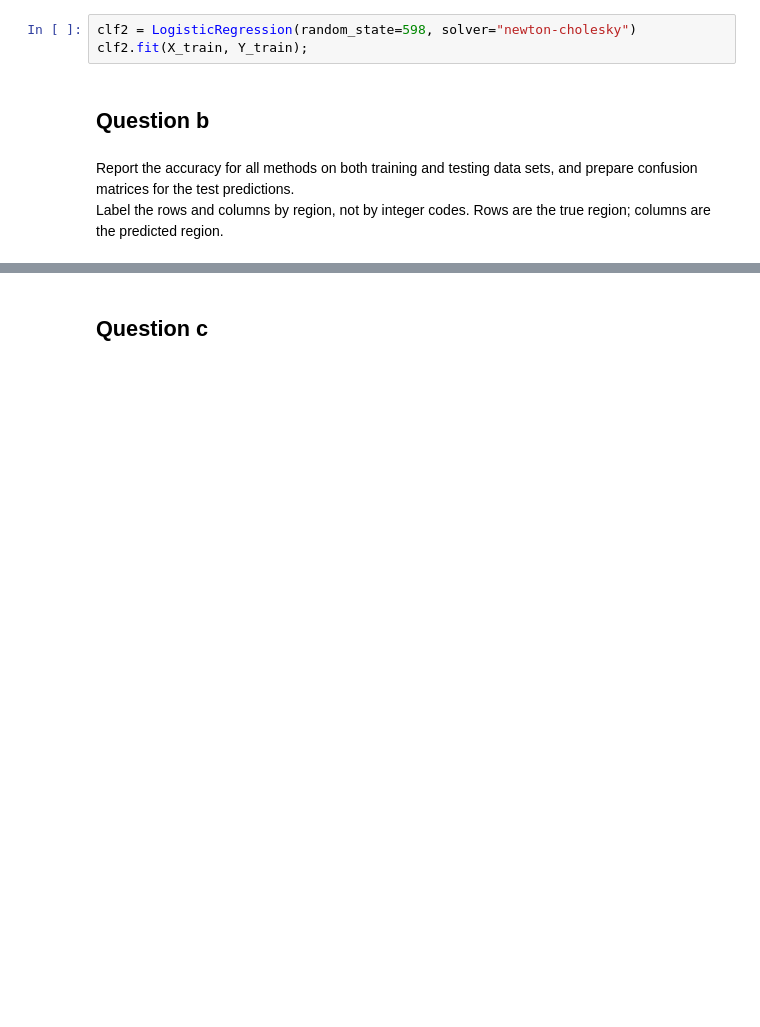
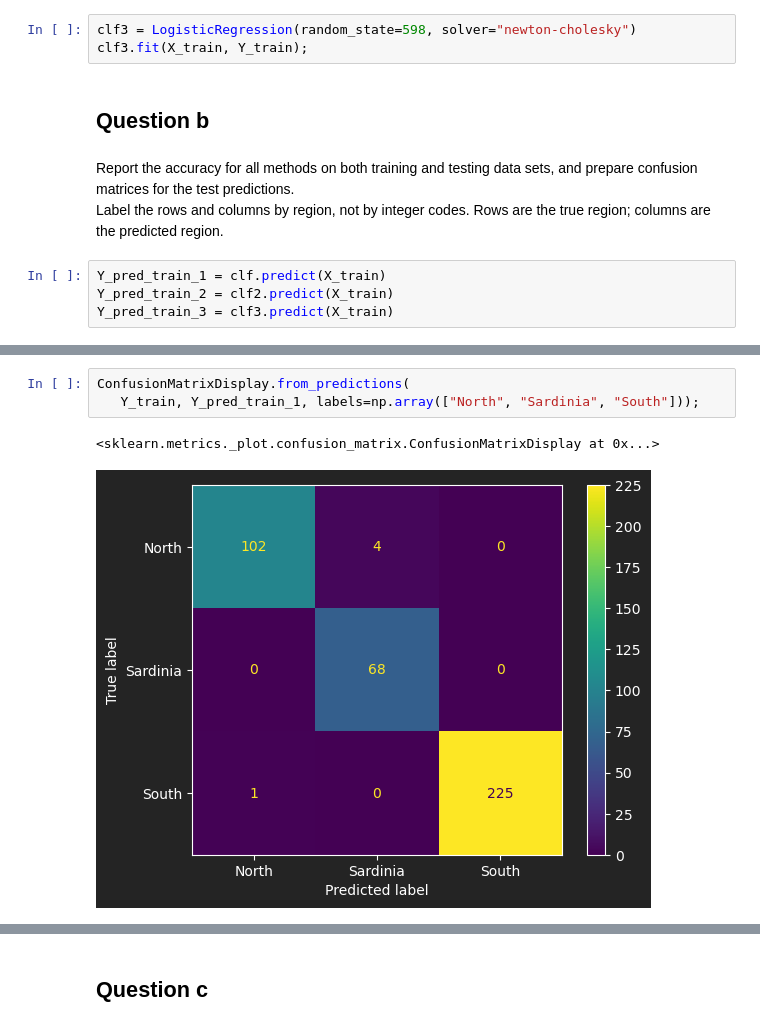
Before and after one commit to jbowen102/CS598_PSL_Coding_Assignment_4, a Jupyter notebook: CA4_dev.ipynb, the cells around one changed output, grey strips where cells are left out. Saved outputs shown, nothing was run; the diff lists cells and outputs as text; blank space fills up the shorter version.

Commit message:
Create confusion matrices for Question b

```diff
--- a/CA4_dev.ipynb
+++ b/CA4_dev.ipynb
@@ -117,10 +120,14 @@ clf.fit(X_train, Y_train);
 clf2 = QuadraticDiscriminantAnalysis()
 clf2.fit(X_train, Y_train);
 # %%
-clf2 = LogisticRegression(random_state=598, solver="newton-cholesky")
-clf2.fit(X_train, Y_train);
+clf3 = LogisticRegression(random_state=598, solver="newton-cholesky")
+clf3.fit(X_train, Y_train);
 # %% [markdown]
 ## Question b
 # %% [markdown]
 Report the accuracy for all methods on both training and testing data sets, and prepare confusion matrices for the test predictions.
 Label the rows and columns by region, not by integer codes. Rows are the true region; columns are the predicted region.
+# %%
+Y_pred_train_1 = clf.predict(X_train)
+Y_pred_train_2 = clf2.predict(X_train)
+Y_pred_train_3 = clf3.predict(X_train)
@@ -126,0 +168,6 @@ Label the rows and columns by region, not by integer codes. Rows are the true re
+# %%
+ConfusionMatrixDisplay.from_predictions(
+   Y_train, Y_pred_train_1, labels=np.array(["North", "Sardinia", "South"]));
+# %% [output]
+<sklearn.metrics._plot.confusion_matrix.ConfusionMatrixDisplay at 0x...>
+[figure, added]
```
Also changed, not shown: parts of 11 cells of this notebook.
